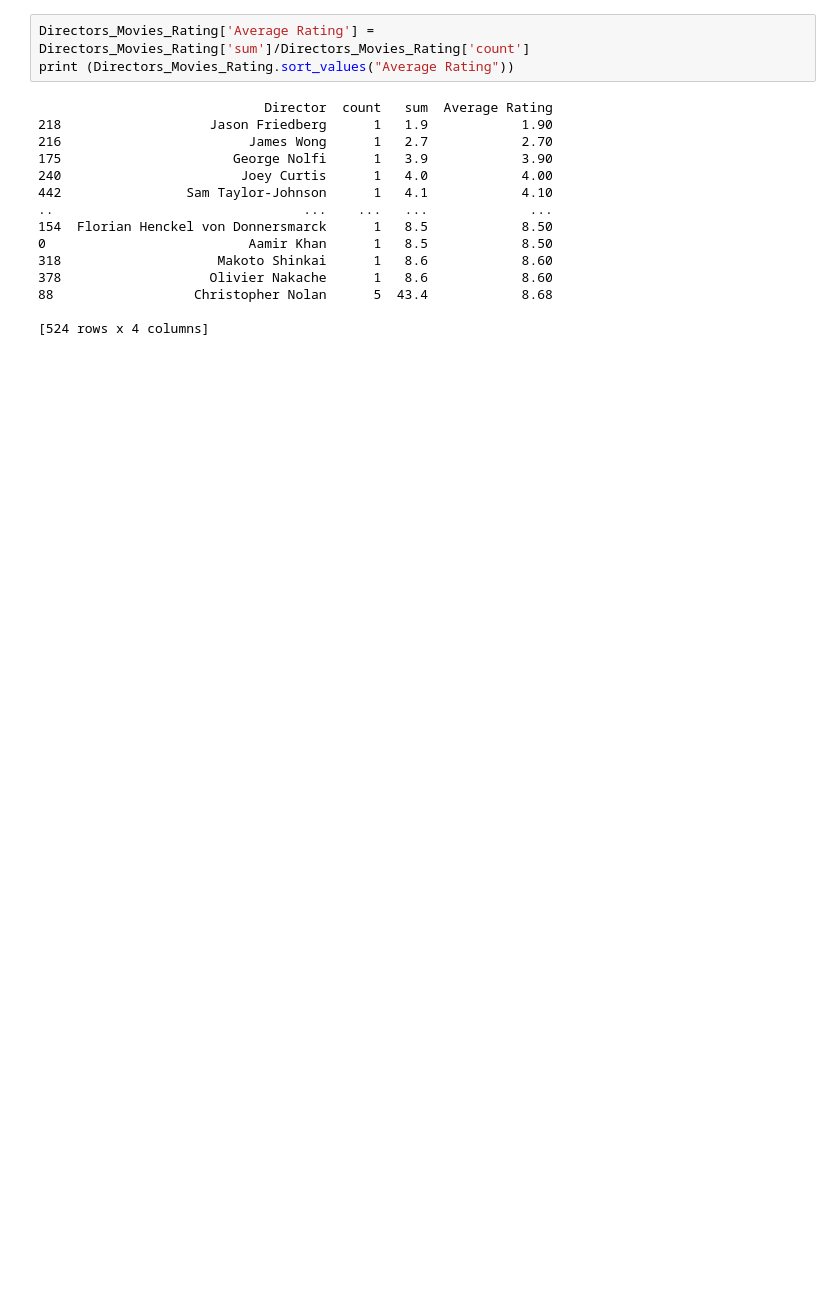
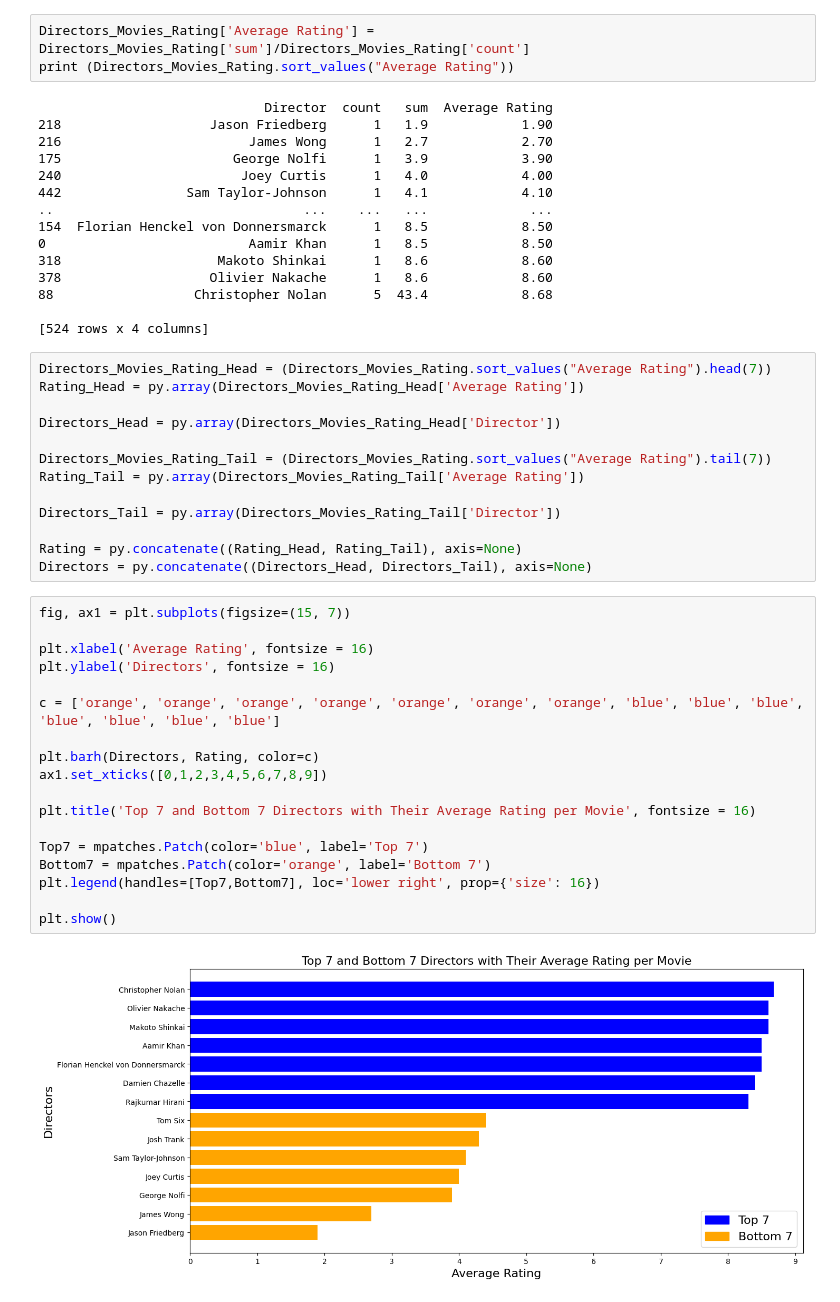
Before and after one commit to LinusTC/IMDBMovies, a Jupyter notebook: CW3.ipynb, the cells around one changed output. Saved outputs shown, nothing was run; the diff lists cells and outputs as text; blank space fills up the shorter version.

```diff
--- a/CW3.ipynb
+++ b/CW3.ipynb
@@ -239,3 +261,36 @@ print (Directors_Movies_Rating.sort_values("Average Rating"))
 88                  Christopher Nolan      5  43.4            8.68
 
 [524 rows x 4 columns]
+# %%
+Directors_Movies_Rating_Head = (Directors_Movies_Rating.sort_values("Average Rating").head(7))
+Rating_Head = py.array(Directors_Movies_Rating_Head['Average Rating'])
+
+Directors_Head = py.array(Directors_Movies_Rating_Head['Director'])
+
+Directors_Movies_Rating_Tail = (Directors_Movies_Rating.sort_values("Average Rating").tail(7))
+Rating_Tail = py.array(Directors_Movies_Rating_Tail['Average Rating'])
+
+Directors_Tail = py.array(Directors_Movies_Rating_Tail['Director'])
+
+Rating = py.concatenate((Rating_Head, Rating_Tail), axis=None)
+Directors = py.concatenate((Directors_Head, Directors_Tail), axis=None)
+# %%
+fig, ax1 = plt.subplots(figsize=(15, 7))
+
+plt.xlabel('Average Rating', fontsize = 16)
+plt.ylabel('Directors', fontsize = 16)
+
+c = ['orange', 'orange', 'orange', 'orange', 'orange', 'orange', 'orange', 'blue', 'blue', 'blue', 'blue', 'blue', 'blue', 'blue']
+
+plt.barh(Directors, Rating, color=c)
+ax1.set_xticks([0,1,2,3,4,5,6,7,8,9])
+
+plt.title('Top 7 and Bottom 7 Directors with Their Average Rating per Movie', fontsize = 16)
+
+Top7 = mpatches.Patch(color='blue', label='Top 7')
+Bottom7 = mpatches.Patch(color='orange', label='Bottom 7')
+plt.legend(handles=[Top7,Bottom7], loc='lower right', prop={'size': 16})
+
+plt.show()
+# %% [output]
+[figure, added]
```
Also changed, not shown: parts of 12 cells of this notebook.
